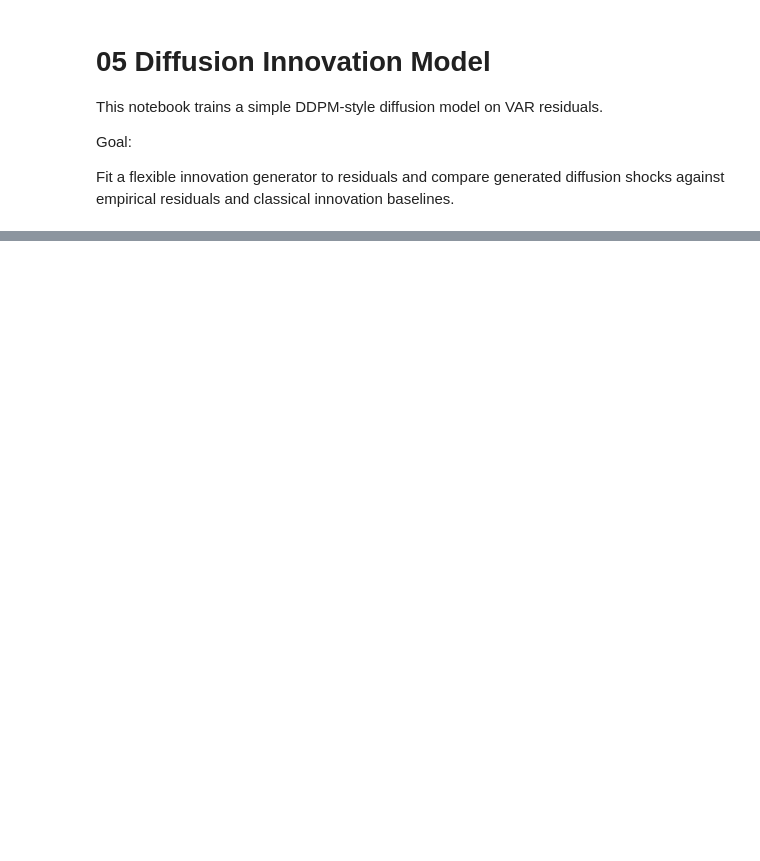
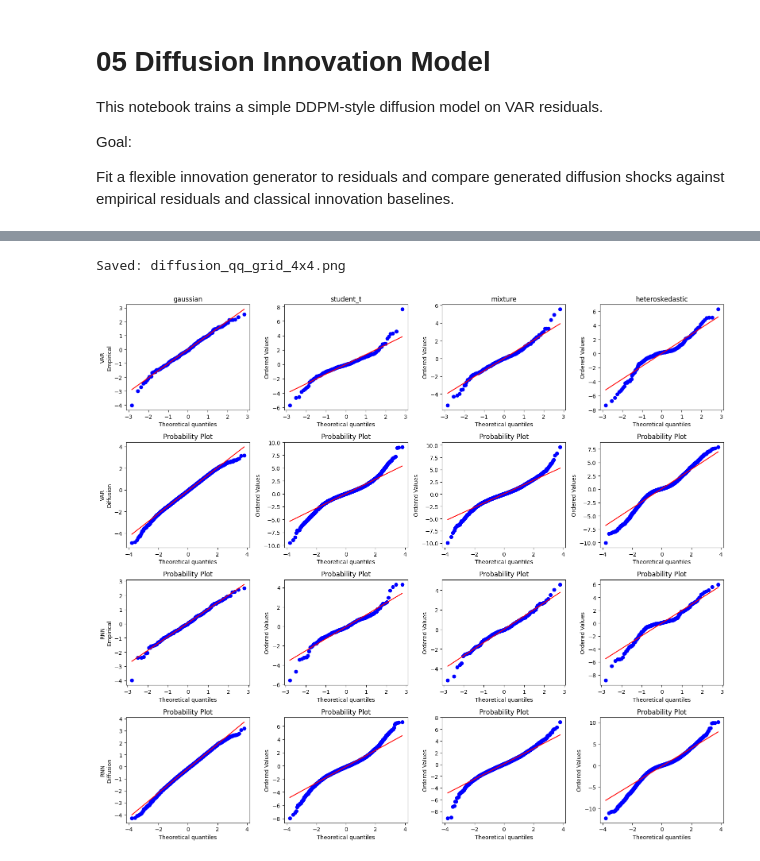
Before and after one commit to JonathanMa03/innovative-droBVAR, a Jupyter notebook: notebooks/05_diffusion.ipynb, the cells around one changed output, grey strips where cells are left out. Cells and saved outputs as stored; diff of their text form; code cells hidden in the pictures; blank space fills up the shorter version.

```diff
--- a/notebooks/05_diffusion.ipynb
+++ b/notebooks/05_diffusion.ipynb
@@ -424,0 +237,21 @@ quantile_df
+# %%
+from src.plots.diffusion import plot_diffusion_qq_grid
+
+plot_diffusion_qq_grid(
+    residual_store=residual_store,
+    diffusion_samples=diffusion_samples,
+    dgp_names=dgp_names,
+    variable=0,
+)
+
+save_current_figure(
+    dirs["figures"]
+    / "diffusion_qq_grid_4x4.png"
+)
+
+print(
+    "Saved: diffusion_qq_grid_4x4.png"
+)
+# %% [output]
+Saved: diffusion_qq_grid_4x4.png
+[figure, added]
```
Also changed, not shown: parts of 19 cells of this notebook, 8 other files.
